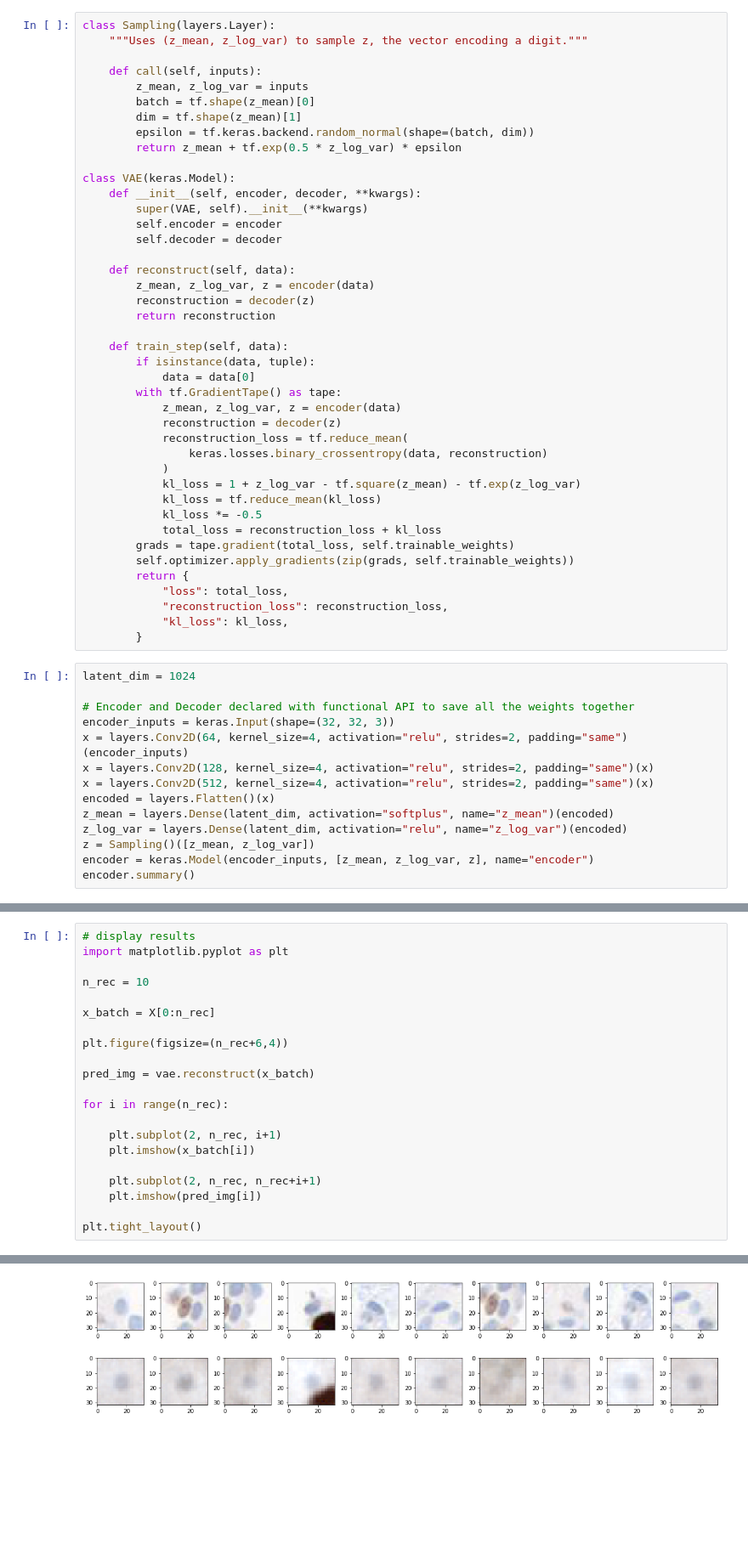
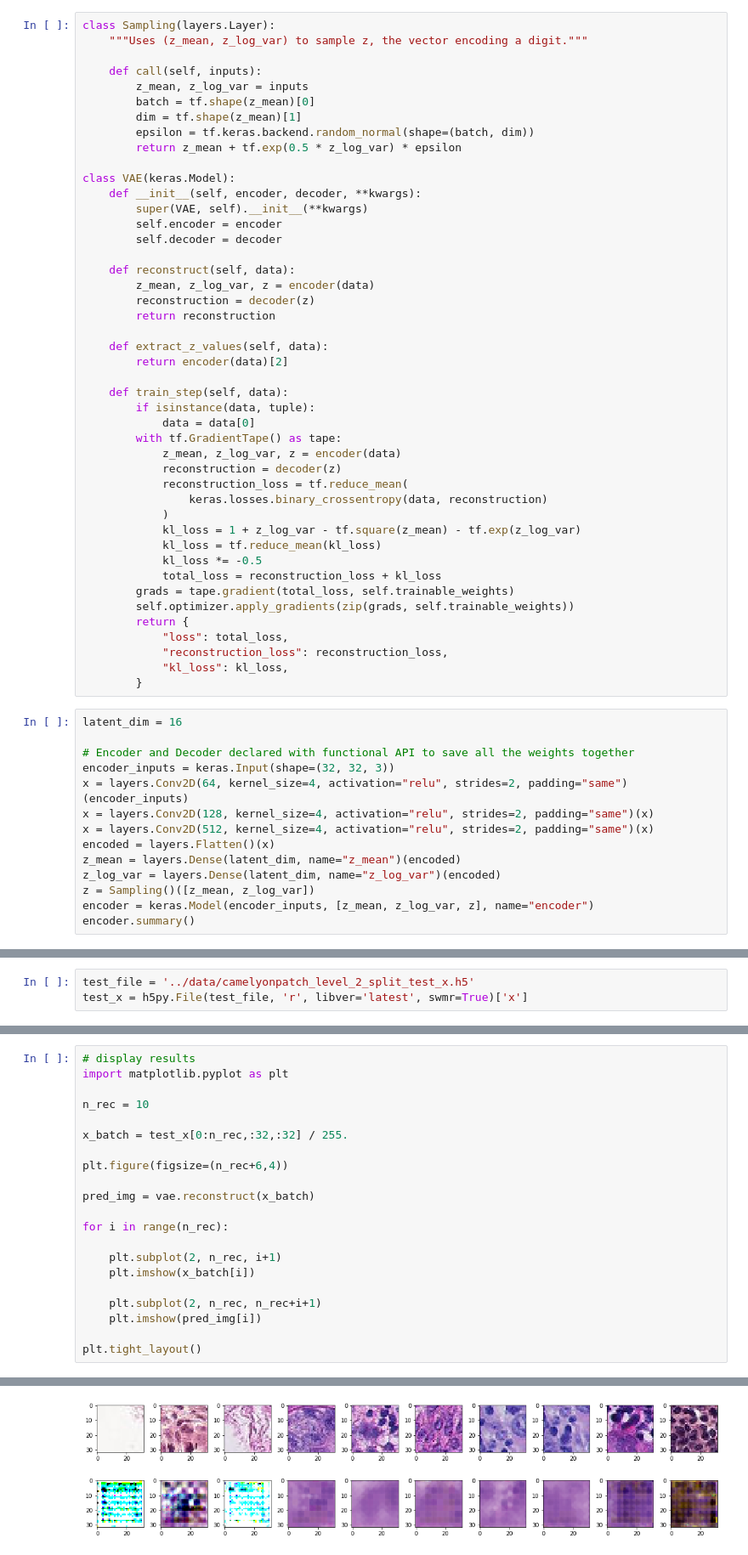
Before and after one commit to theodore-evans/histo-vae, a Jupyter notebook: VAE Reconstruction.ipynb, the cells around one changed output, grey strips where cells are left out. Shown at 85% size. Saved outputs shown, nothing was run; the diff lists cells and outputs as text; blank space fills up the shorter version.

Commit message:
Deleted activations from sample layer

```diff
--- a/VAE Reconstruction.ipynb
+++ b/VAE Reconstruction.ipynb
@@ -29,6 +30,9 @@ class VAE(keras.Model):
         reconstruction = decoder(z)
         return reconstruction
 
+    def extract_z_values(self, data):
+        return encoder(data)[2]
+
     def train_step(self, data):
         if isinstance(data, tuple):
             data = data[0]
@@ -50,7 +54,7 @@ class VAE(keras.Model):
             "kl_loss": kl_loss,
         }
 # %%
-latent_dim = 1024
+latent_dim = 16
 
 # Encoder and Decoder declared with functional API to save all the weights together
 encoder_inputs = keras.Input(shape=(32, 32, 3))
@@ -58,8 +62,8 @@ x = layers.Conv2D(64, kernel_size=4, activation="relu", strides=2, padding="same
 x = layers.Conv2D(128, kernel_size=4, activation="relu", strides=2, padding="same")(x)
 x = layers.Conv2D(512, kernel_size=4, activation="relu", strides=2, padding="same")(x)
 encoded = layers.Flatten()(x)
-z_mean = layers.Dense(latent_dim, activation="softplus", name="z_mean")(encoded)
-z_log_var = layers.Dense(latent_dim, activation="relu", name="z_log_var")(encoded)
+z_mean = layers.Dense(latent_dim, name="z_mean")(encoded)
+z_log_var = layers.Dense(latent_dim, name="z_log_var")(encoded)
 z = Sampling()([z_mean, z_log_var])
 encoder = keras.Model(encoder_inputs, [z_mean, z_log_var, z], name="encoder")
 encoder.summary()
@@ -112,3 +116,6 @@ Trainable params: 2,889,027
 Non-trainable params: 0
 _________________________________________________________________
+# %%
+test_file = '../data/camelyonpatch_level_2_split_test_x.h5'
+test_x = h5py.File(test_file, 'r', libver='latest', swmr=True)['x']
 # %%
@@ -125,7 +130,7 @@ import matplotlib.pyplot as plt
 
 n_rec = 10
 
-x_batch = X[0:n_rec]
+x_batch = test_x[0:n_rec,:32,:32] / 255.
 
 plt.figure(figsize=(n_rec+6,4))
 
@@ -146 +152 @@ Clipping input data to the valid range for imshow with RGB data ([0..1] for floa
-[figure, old version]
+[figure, new version]
```
Also changed, not shown: parts of 8 cells of this notebook, 1 other file.
